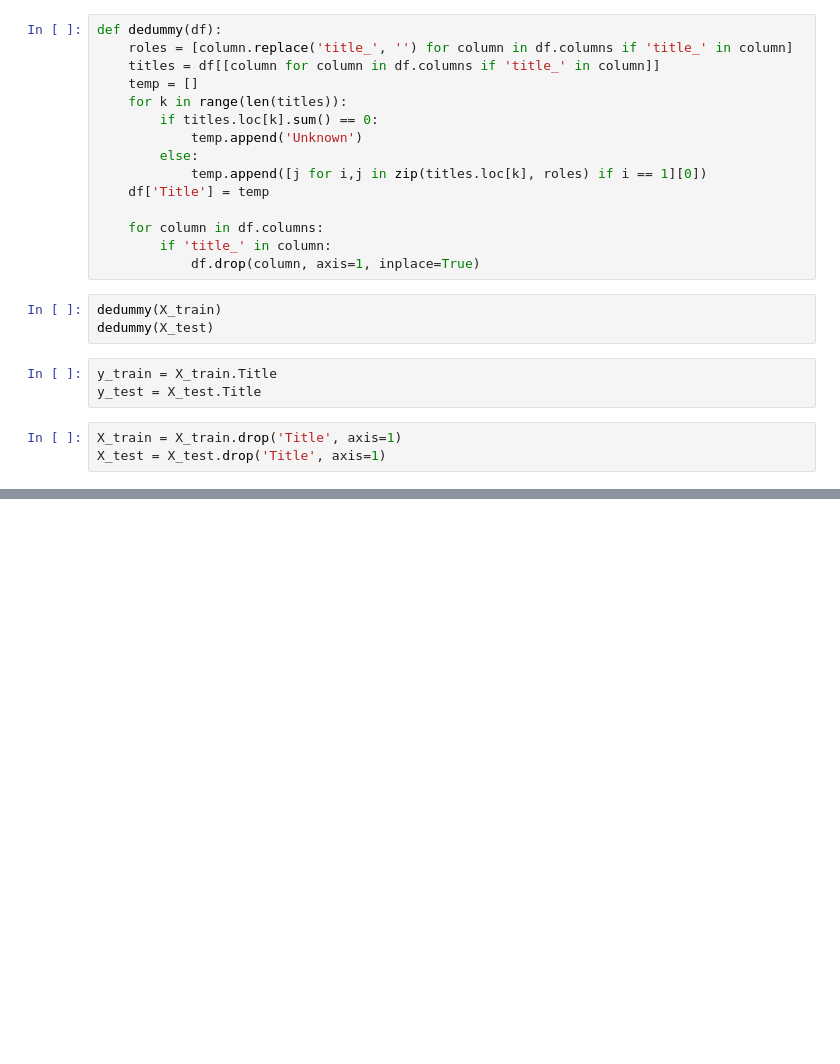
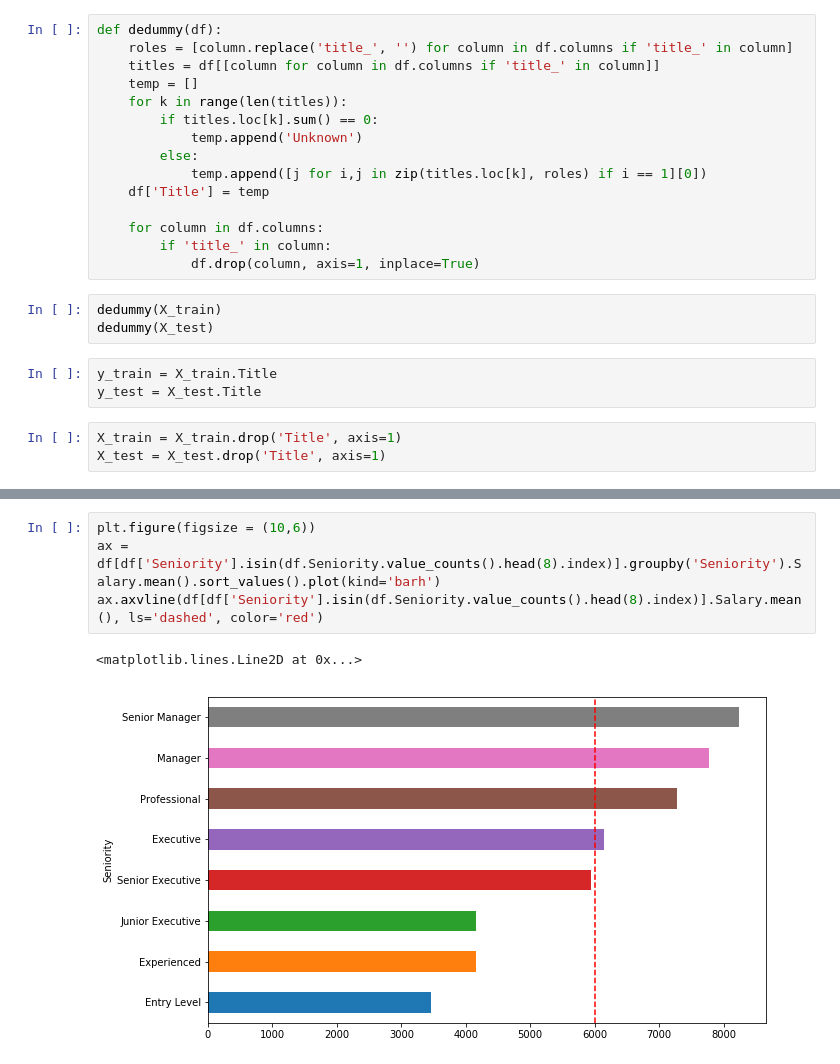
Before and after one commit to Zenooth/data_assembly_project_4, a Jupyter notebook: EDA and modelling.ipynb, the cells around one changed output, grey strips where cells are left out. Cells and saved outputs as stored; diff of their text form; blank space fills up the shorter version.

```diff
--- a/EDA and modelling.ipynb
+++ b/EDA and modelling.ipynb
@@ -396,0 +542,7 @@ rfc.score(X_test, y_test)
+# %%
+plt.figure(figsize = (10,6))
+ax = df[df['Seniority'].isin(df.Seniority.value_counts().head(8).index)].groupby('Seniority').Salary.mean().sort_values().plot(kind='barh')
+ax.axvline(df[df['Seniority'].isin(df.Seniority.value_counts().head(8).index)].Salary.mean(), ls='dashed', color='red')
+# %% [output]
+<matplotlib.lines.Line2D at 0x...>
+[figure, added]
```
Also changed, not shown: parts of 25 cells of this notebook, 2 other files.
